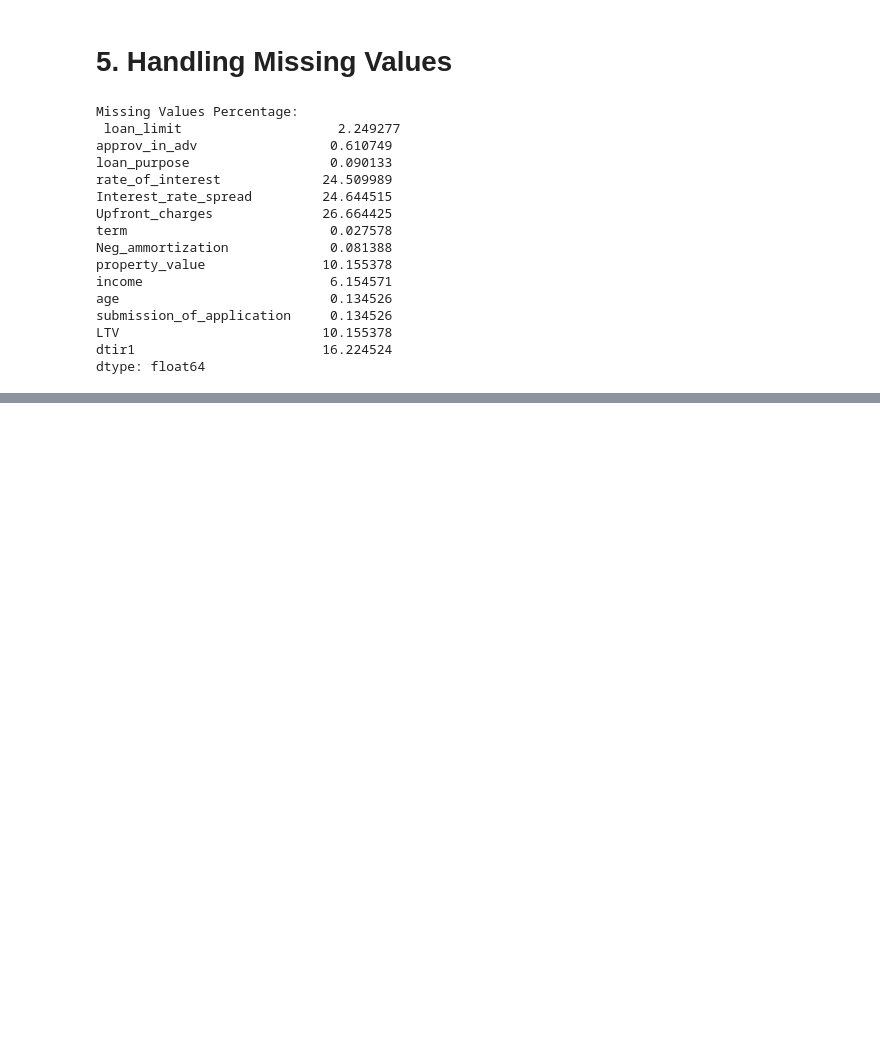
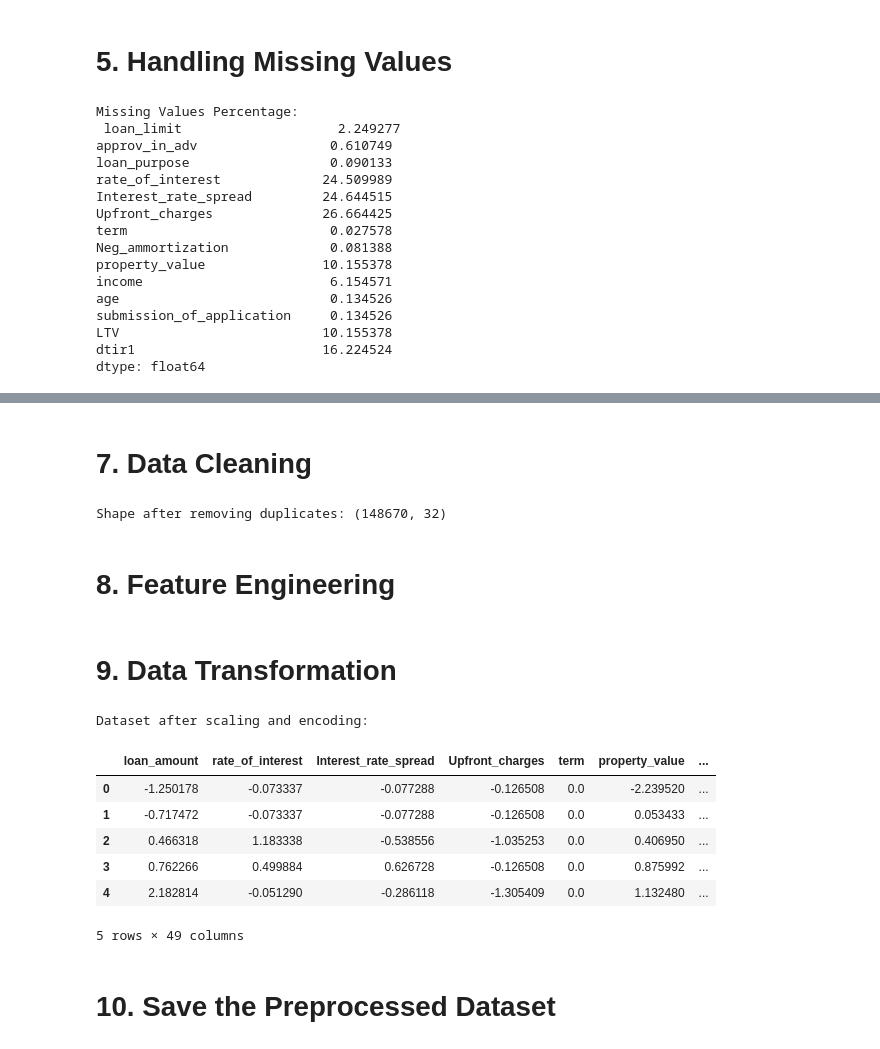
Before and after one commit to Hoale2908/Mortgage_Loans_Data_Preprocessing, a Jupyter notebook: code.ipynb, the cells around one changed output, grey strips where cells are left out. Drawn from its saved outputs; the diff is of its cells as text; code cells hidden in the pictures; blank space fills up the shorter version.

```diff
--- a/code.ipynb
+++ b/code.ipynb
@@ -128,0 +134,59 @@ df[cat_cols] = df[cat_cols].fillna(df[cat_cols].mode().iloc[0])
+# %%
+# Using IQR for outlier detection
+def treat_outliers_iqr(column):
+    Q1 = df[column].quantile(0.25)
+    Q3 = df[column].quantile(0.75)
+    IQR = Q3 - Q1
+    lower_bound = Q1 - 1.5 * IQR
+    upper_bound = Q3 + 1.5 * IQR
+    df[column] = np.clip(df[column], lower_bound, upper_bound)
+
+for col in num_cols:
+    treat_outliers_iqr(col)
+# %% [markdown]
+# 7. Data Cleaning
+# %%
+# Removing duplicates
+df = df.drop_duplicates()
+print(f"Shape after removing duplicates: {df.shape}")
+
+# Convert categorical columns to lowercase (standardization)
+df[cat_cols] = df[cat_cols].apply(lambda x: x.str.lower())
+# %% [output]
+Shape after removing duplicates: (148670, 32)
+# %% [markdown]
+# 8. Feature Engineering
+# %%
+# Log-transform skewed numerical features
+from scipy.stats import skew
+
+skewed_features = df[num_cols].apply(lambda x: skew(x)).sort_values(ascending=False)
+high_skew = skewed_features[abs(skewed_features) > 0.75].index
+
+for col in high_skew:
+    df[col] = np.log1p(df[col])
+
+# One-hot encode categorical variables
+df = pd.get_dummies(df, columns=cat_cols, drop_first=True)
+# %% [markdown]
+# 9. Data Transformation
+# %%
+# Scaling numerical features
+from sklearn.preprocessing import StandardScaler
+
+scaler = StandardScaler()
+df[num_cols] = scaler.fit_transform(df[num_cols])
+
+print("Dataset after scaling and encoding:")
+df.head()
+# %% [output]
+Dataset after scaling and encoding:
+|  | loan_amount | rate_of_interest | Interest_rate_spread | Upfront_charges | term | property_value | ... |
+| 0 | -1.250178 | -0.073337 | -0.077288 | -0.126508 | 0.0 | -2.239520 | ... |
+| 1 | -0.717472 | -0.073337 | -0.077288 | -0.126508 | 0.0 | 0.053433 | ... |
+| 2 | 0.466318 | 1.183338 | -0.538556 | -1.035253 | 0.0 | 0.406950 | ... |
+| 3 | 0.762266 | 0.499884 | 0.626728 | -0.126508 | 0.0 | 0.875992 | ... |
+| 4 | 2.182814 | -0.051290 | -0.286118 | -1.305409 | 0.0 | 1.132480 | ... |
+5 rows × 49 columns
+# %% [markdown]
+# 10. Save the Preprocessed Dataset
```
Also changed, not shown: parts of 8 cells of this notebook, 1 other file.
